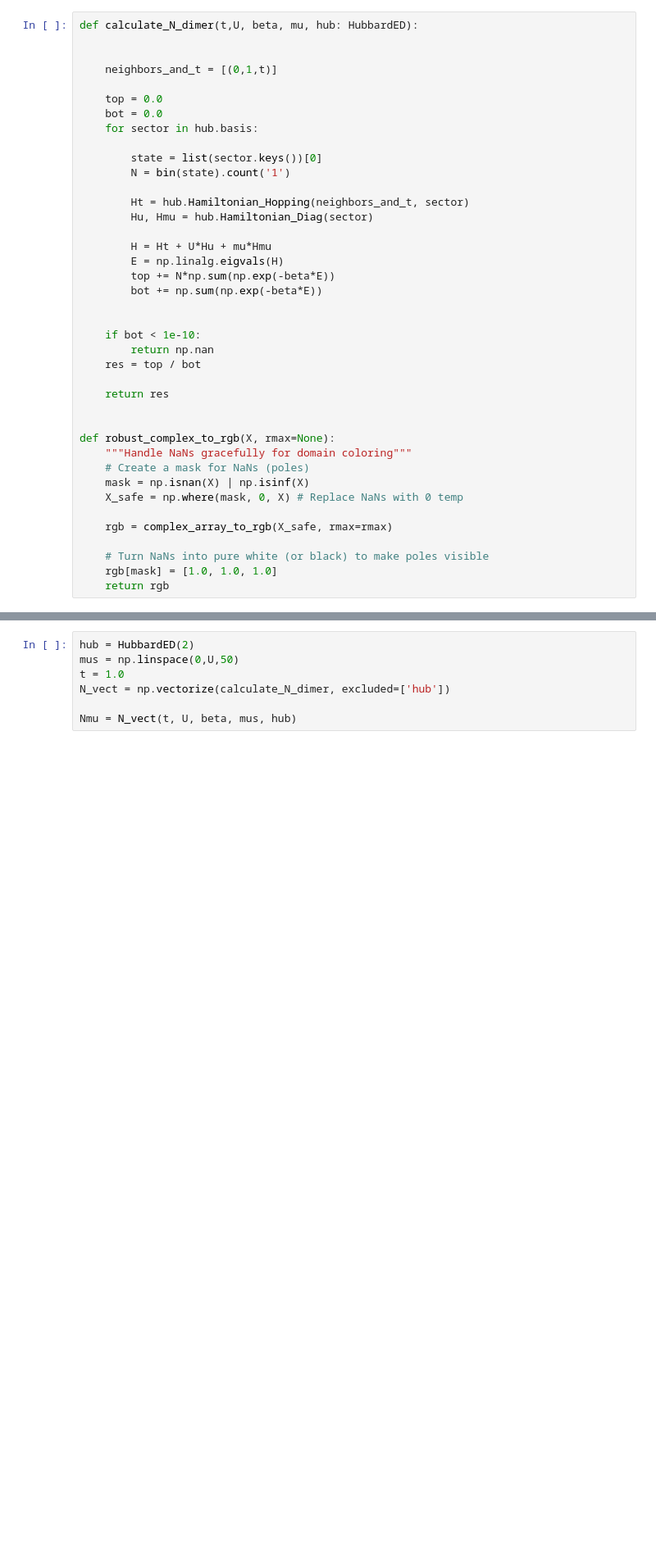
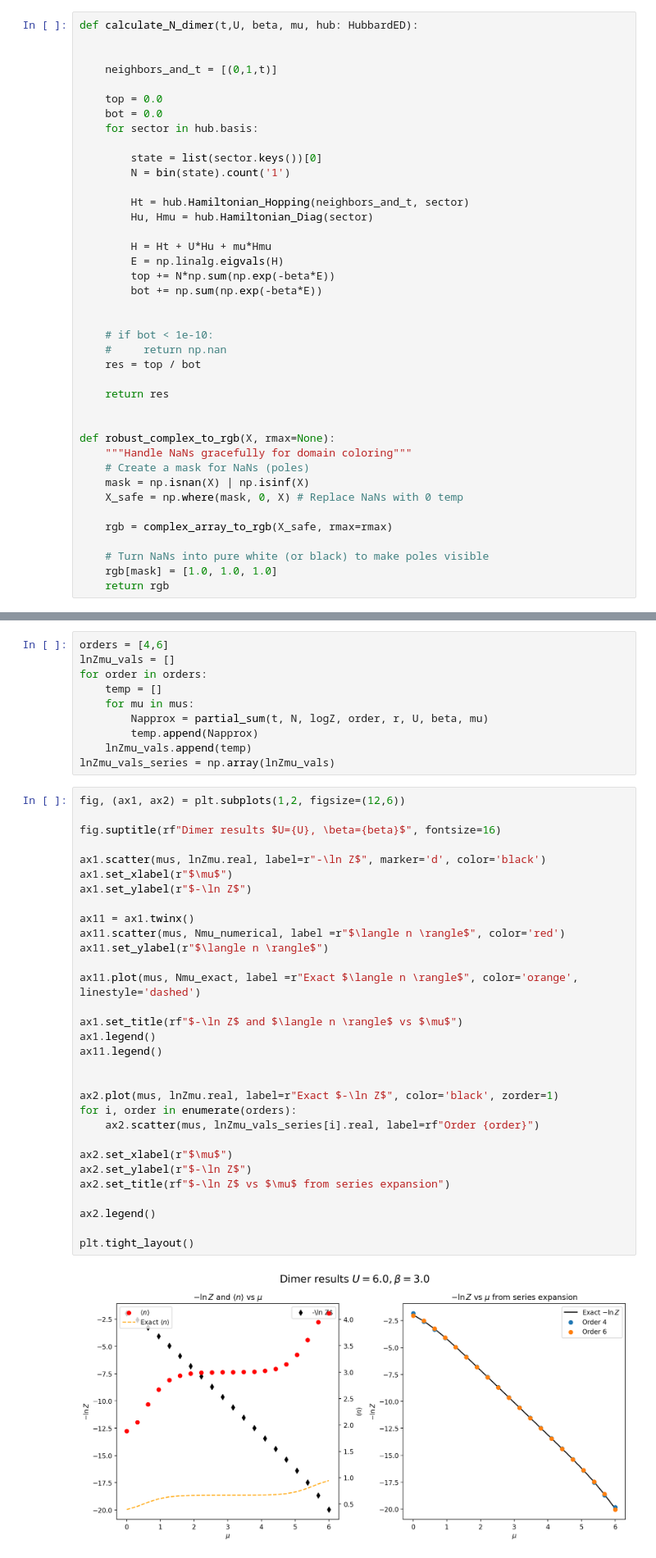
Before and after one commit to louishrm/strong_coupling_expansion, a Jupyter notebook: analytical/results_dimer.ipynb, the cells around one changed output, grey strips where cells are left out. Shown at 82% size. Saved outputs shown, nothing was run; the diff lists cells and outputs as text; blank space fills up the shorter version.

Commit message:
dimer benchmarks and tests exact

```diff
--- a/analytical/results_dimer.ipynb
+++ b/analytical/results_dimer.ipynb
@@ -113,8 +114,8 @@ def calculate_N_dimer(t,U, beta, mu, hub: HubbardED):
         bot += np.sum(np.exp(-beta*E))
 
 
-    if bot < 1e-10:
-        return np.nan
+    # if bot < 1e-10:
+    #     return np.nan
     res = top / bot
 
     return res
@@ -134,7 +145,43 @@ def robust_complex_to_rgb(X, rmax=None):
 # %%
-hub = HubbardED(2)
-mus = np.linspace(0,U,50)
-t = 1.0
-N_vect = np.vectorize(calculate_N_dimer, excluded=['hub'])
-
-Nmu = N_vect(t, U, beta, mus, hub)
+orders = [4,6]
+lnZmu_vals = []
+for order in orders:
+    temp = []
+    for mu in mus:
+        Napprox = partial_sum(t, N, logZ, order, r, U, beta, mu)
+        temp.append(Napprox)
+    lnZmu_vals.append(temp)
+lnZmu_vals_series = np.array(lnZmu_vals)
+# %%
+fig, (ax1, ax2) = plt.subplots(1,2, figsize=(12,6))
+
+fig.suptitle(rf"Dimer results $U={U}, \beta={beta}$", fontsize=16)
+
+ax1.scatter(mus, lnZmu.real, label=r"-\ln Z$", marker='d', color='black')
+ax1.set_xlabel(r"$\mu$")
+ax1.set_ylabel(r"$-\ln Z$")
+
+ax11 = ax1.twinx()
+ax11.scatter(mus, Nmu_numerical, label =r"$\langle n \rangle$", color='red')
+ax11.set_ylabel(r"$\langle n \rangle$")
+
+ax11.plot(mus, Nmu_exact, label =r"Exact $\langle n \rangle$", color='orange', linestyle='dashed')
+
+ax1.set_title(rf"$-\ln Z$ and $\langle n \rangle$ vs $\mu$")
+ax1.legend()
+ax11.legend()
+
+
+ax2.plot(mus, lnZmu.real, label=r"Exact $-\ln Z$", color='black', zorder=1)
+for i, order in enumerate(orders):
+    ax2.scatter(mus, lnZmu_vals_series[i].real, label=rf"Order {order}")
+
+ax2.set_xlabel(r"$\mu$")
+ax2.set_ylabel(r"$-\ln Z$")
+ax2.set_title(rf"$-\ln Z$ vs $\mu$ from series expansion")
+
+ax2.legend()
+
+plt.tight_layout()
+# %% [output]
+[figure, added]
```
Also changed, not shown: parts of 14 cells of this notebook.
